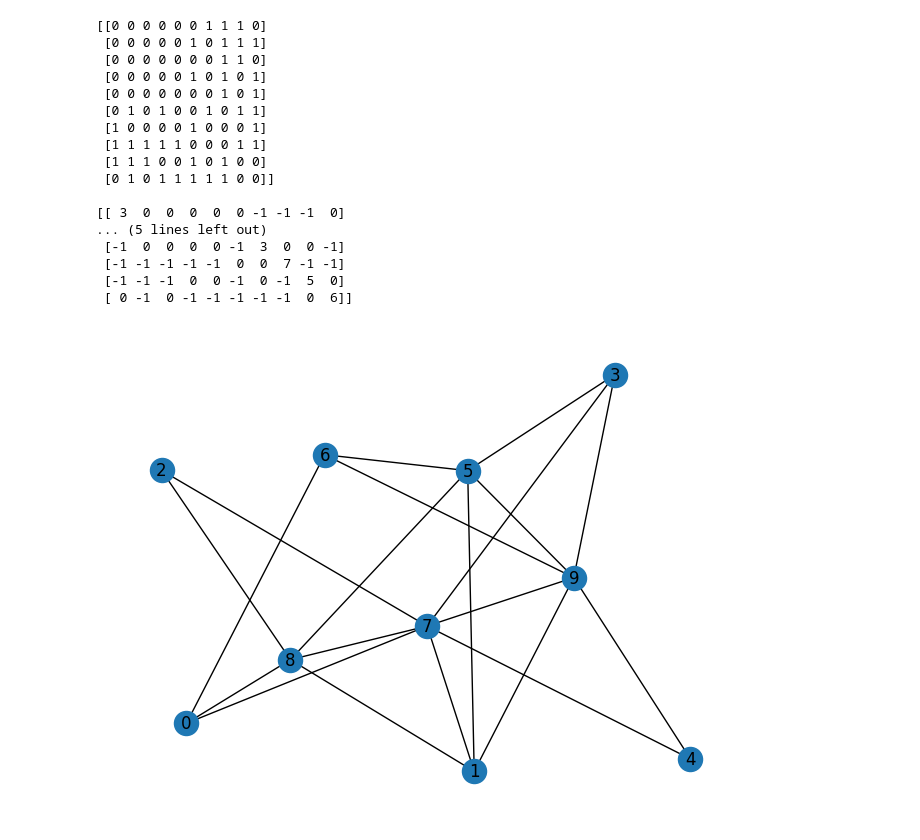
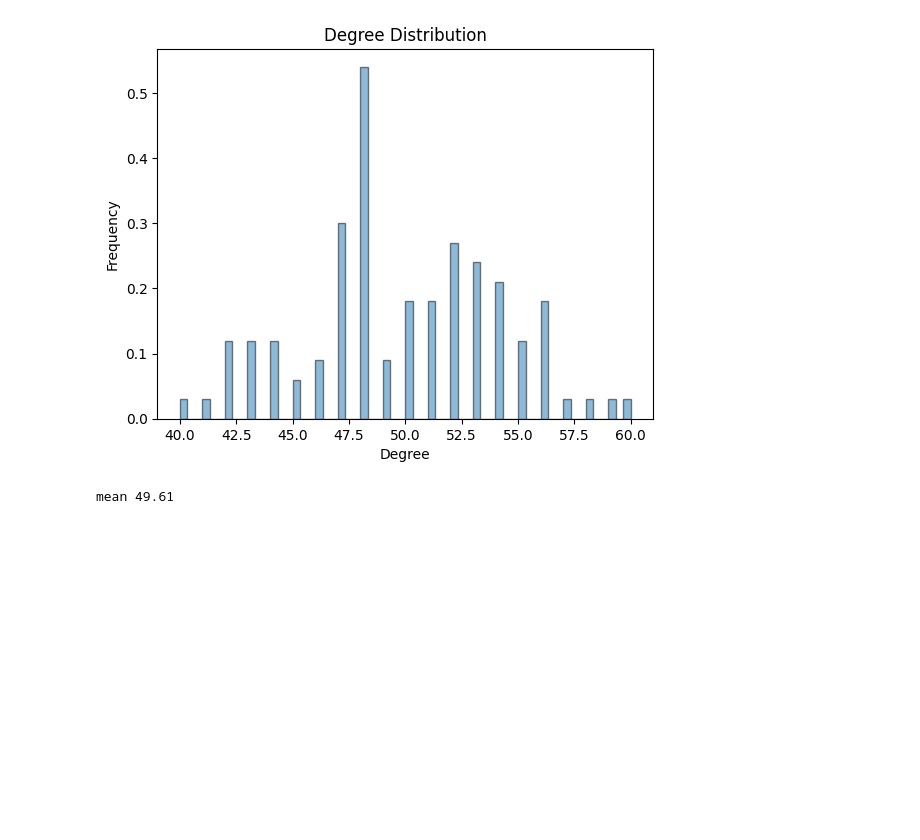
Before and after one commit to MSaeed1381/Simulation_Final_Project, a Jupyter notebook: Simulation Project.ipynb, the cells around one changed output. Saved outputs shown, nothing was run; the diff lists cells and outputs as text; code cells hidden in the pictures; blank space fills up the shorter version.

```diff
--- a/Simulation Project.ipynb
+++ b/Simulation Project.ipynb
@@ -108,30 +53,7 @@ plt.show()
-# %%
-adj_matrix = nx.adjacency_matrix(er_graph).toarray() # ماتریس مجاورت
-laplacian_matrix = nx.laplacian_matrix(er_graph).toarray() # ماتریس لاپلاسین
-
-print(adj_matrix, end='\n\n')
-print(laplacian_matrix)
-
-
-nx.draw(er_graph, with_labels=True)
-plt.show()
-# %% [output]
-[[0 0 0 0 0 0 1 1 1 0]
- [0 0 0 0 0 1 0 1 1 1]
- [0 0 0 0 0 0 0 1 1 0]
- [0 0 0 0 0 1 0 1 0 1]
- [0 0 0 0 0 0 0 1 0 1]
- [0 1 0 1 0 0 1 0 1 1]
- [1 0 0 0 0 1 0 0 0 1]
- [1 1 1 1 1 0 0 0 1 1]
- [1 1 1 0 0 1 0 1 0 0]
- [0 1 0 1 1 1 1 1 0 0]]
-
-[[ 3  0  0  0  0  0 -1 -1 -1  0]
-... (5 lines left out)
- [-1  0  0  0  0 -1  3  0  0 -1]
- [-1 -1 -1 -1 -1  0  0  7 -1 -1]
- [-1 -1 -1  0  0 -1  0 -1  5  0]
- [ 0 -1  0 -1 -1 -1 -1 -1  0  6]]
-[figure, removed]
+# %%
+gr.draw_degree_distribution(er_graph)
+print(f"mean {np.average(er_graph.degree)}")
+# %% [output]
+[figure, added]
+mean 49.61
 # %%
```
Also changed, not shown: parts of 21 cells of this notebook, 4 other files.
